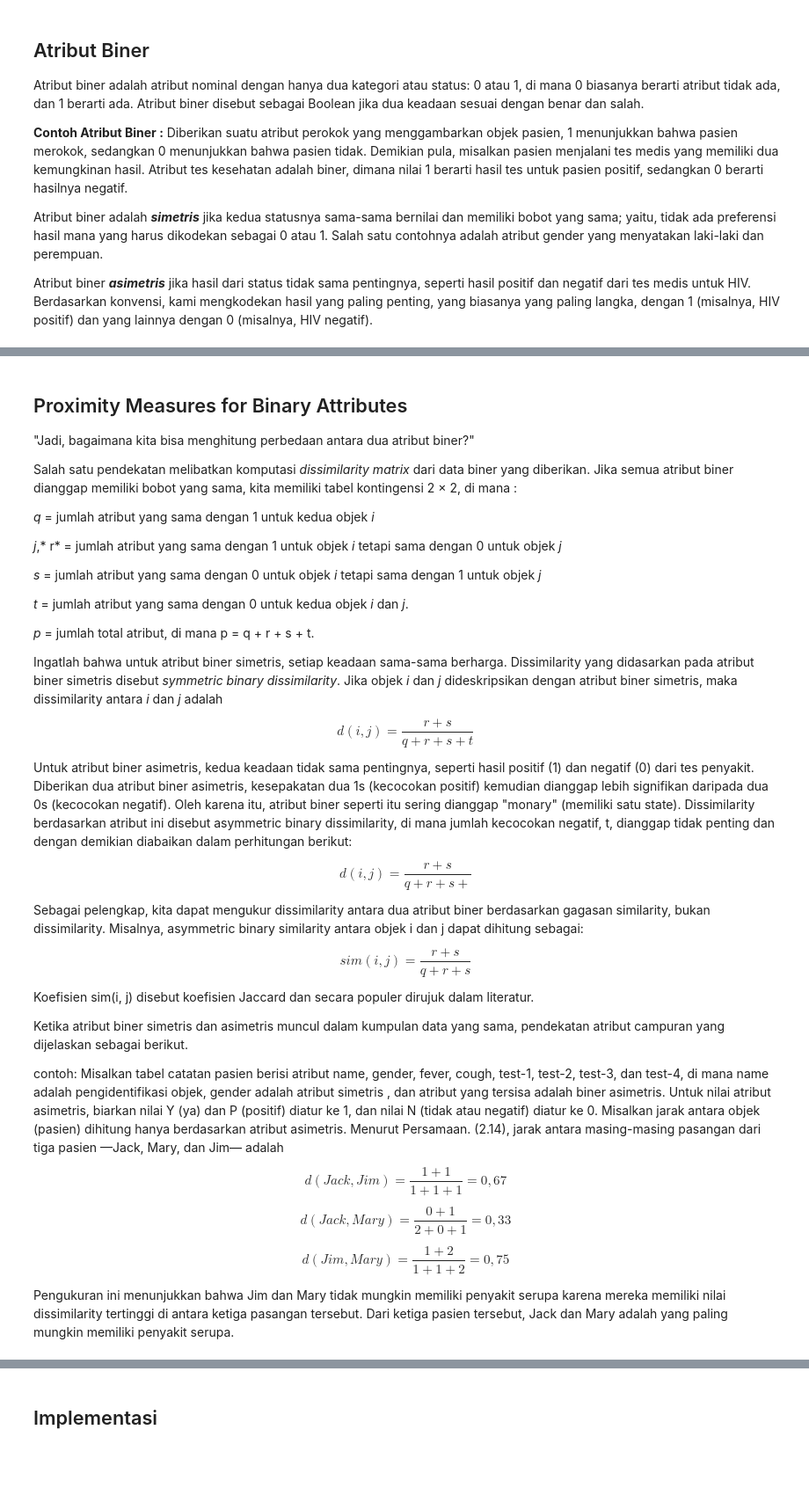
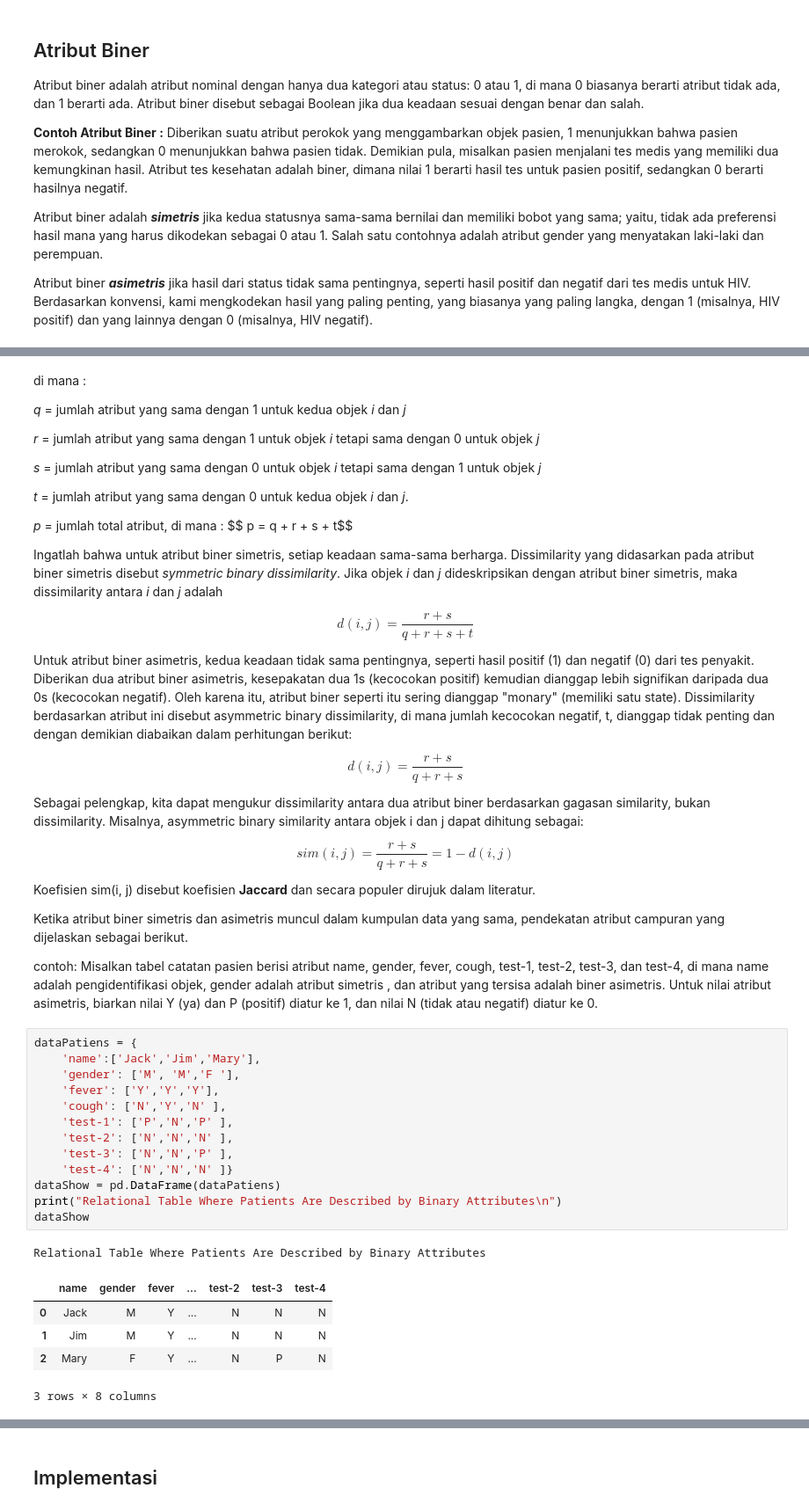
Before and after one commit to niniengC/datamining, a Jupyter notebook: _sources/notebooks.ipynb, the cells around one changed output, grey strips where cells are left out. Shown: that part at 88% size. Saved outputs shown, nothing was run; the diff lists cells and outputs as text; blank space fills up the shorter version.

```diff
--- a/_sources/notebooks.ipynb
+++ b/_sources/notebooks.ipynb
@@ -20,19 +63,17 @@ positif) dan yang lainnya dengan 0 (misalnya, HIV negatif).
 # %% [markdown]
-## Proximity Measures for Binary Attributes
-"Jadi, bagaimana kita bisa menghitung perbedaan antara dua atribut biner?"
+di mana :
 
-Salah satu pendekatan melibatkan komputasi *dissimilarity matrix* dari data biner yang diberikan.
-Jika semua atribut biner dianggap memiliki bobot yang sama, kita memiliki tabel kontingensi 2 × 2, di mana :
+*q* = jumlah atribut yang sama dengan 1 untuk kedua objek *i* dan *j*
 
-*q* = jumlah atribut yang sama dengan 1 untuk kedua objek *i*
-
-*j*,* r* = jumlah atribut yang sama dengan 1 untuk objek *i* tetapi sama dengan 0 untuk objek *j*
+*r* = jumlah atribut yang sama dengan 1 untuk objek *i* tetapi sama dengan 0 untuk objek *j*
 
 *s* = jumlah atribut yang sama dengan 0 untuk objek *i* tetapi sama dengan 1 untuk objek *j*
 
 *t* = jumlah atribut yang sama dengan 0 untuk kedua objek *i* dan *j*.
 
-*p* = jumlah total atribut, di mana p = q + r + s + t.
+*p* = jumlah total atribut, di mana : $$ p = q + r + s + t\$$
+
+
 
 Ingatlah bahwa untuk atribut biner simetris, setiap keadaan sama-sama berharga. Dissimilarity yang didasarkan pada atribut biner simetris disebut *symmetric binary dissimilarity*. Jika objek *i* dan *j* dideskripsikan dengan atribut biner simetris, maka dissimilarity antara *i* dan *j* adalah
 
@@ -44,33 +85,39 @@ $$
 Untuk atribut biner asimetris, kedua keadaan tidak sama pentingnya, seperti hasil positif (1) dan negatif (0) dari tes penyakit. Diberikan dua atribut biner asimetris, kesepakatan dua 1s (kecocokan positif) kemudian dianggap lebih signifikan daripada dua 0s (kecocokan negatif). Oleh karena itu, atribut biner seperti itu sering dianggap "monary" (memiliki satu state). Dissimilarity berdasarkan atribut ini disebut asymmetric binary dissimilarity, di mana jumlah kecocokan negatif, t, dianggap tidak penting dan dengan demikian diabaikan dalam perhitungan berikut:
 
 $$
-d(i,j)=\frac{r + s}{q + r + s + }\
+d(i,j)=\frac{r + s}{q + r + s}\
 $$
 
 Sebagai pelengkap, kita dapat mengukur dissimilarity antara dua atribut biner berdasarkan gagasan similarity, bukan dissimilarity. Misalnya, asymmetric binary similarity antara objek i dan j dapat dihitung sebagai:
 
 $$
-sim(i,j)=\frac{r + s}{q + r + s}\
+sim(i,j)=\frac{r + s}{q + r + s}=1-d(i, j)\
 $$
 
-Koefisien sim(i, j) disebut koefisien Jaccard dan secara populer dirujuk dalam literatur.
+Koefisien sim(i, j) disebut koefisien **Jaccard** dan secara populer dirujuk dalam literatur.
 
 Ketika atribut biner simetris dan asimetris muncul dalam kumpulan data yang sama, pendekatan atribut campuran yang dijelaskan sebagai berikut.
 
 contoh:
 Misalkan tabel catatan pasien berisi atribut name, gender, fever, cough, test-1, test-2, test-3, dan test-4, di mana name adalah pengidentifikasi objek, gender adalah atribut simetris , dan atribut yang tersisa adalah biner asimetris.
-Untuk nilai atribut asimetris, biarkan nilai Y (ya) dan P (positif) diatur ke 1, dan nilai N (tidak atau negatif) diatur ke 0. Misalkan jarak antara objek (pasien) dihitung hanya berdasarkan atribut asimetris. Menurut Persamaan. (2.14), jarak antara masing-masing pasangan dari tiga pasien —Jack, Mary, dan Jim— adalah
-
-$$
-d(Jack, Jim)=\frac{1 + 1}{1 + 1 + 1}=0,67\
-$$
-
-$$
-d(Jack, Mary)=\frac{0 + 1}{2 + 0 + 1}=0,33\
-$$
-
-$$
-d(Jim, Mary)=\frac{1 + 2}{1 + 1 + 2}=0,75\
-$$
-
-Pengukuran ini menunjukkan bahwa Jim dan Mary tidak mungkin memiliki penyakit serupa karena mereka memiliki nilai dissimilarity tertinggi di antara ketiga pasangan tersebut. Dari ketiga pasien tersebut, Jack dan Mary adalah yang paling mungkin memiliki penyakit serupa.
+Untuk nilai atribut asimetris, biarkan nilai Y (ya) dan P (positif) diatur ke 1, dan nilai N (tidak atau negatif) diatur ke 0.
+# %%
+dataPatiens = {
+    'name':['Jack','Jim','Mary'],
+    'gender': ['M', 'M','F '],
+    'fever': ['Y','Y','Y'],
+    'cough': ['N','Y','N' ],
+    'test-1': ['P','N','P' ],
+    'test-2': ['N','N','N' ],
+    'test-3': ['N','N','P' ],
+    'test-4': ['N','N','N' ]}
+dataShow = pd.DataFrame(dataPatiens)
+print("Relational Table Where Patients Are Described by Binary Attributes\n")
+dataShow
+# %% [output]
+Relational Table Where Patients Are Described by Binary Attributes
+|  | name | gender | fever | ... | test-2 | test-3 | test-4 |
+| 0 | Jack | M | Y | ... | N | N | N |
+| 1 | Jim | M | Y | ... | N | N | N |
+| 2 | Mary | F | Y | ... | N | P | N |
+3 rows × 8 columns
```
Also changed, not shown: parts of 46 cells of this notebook, 20 other files.
